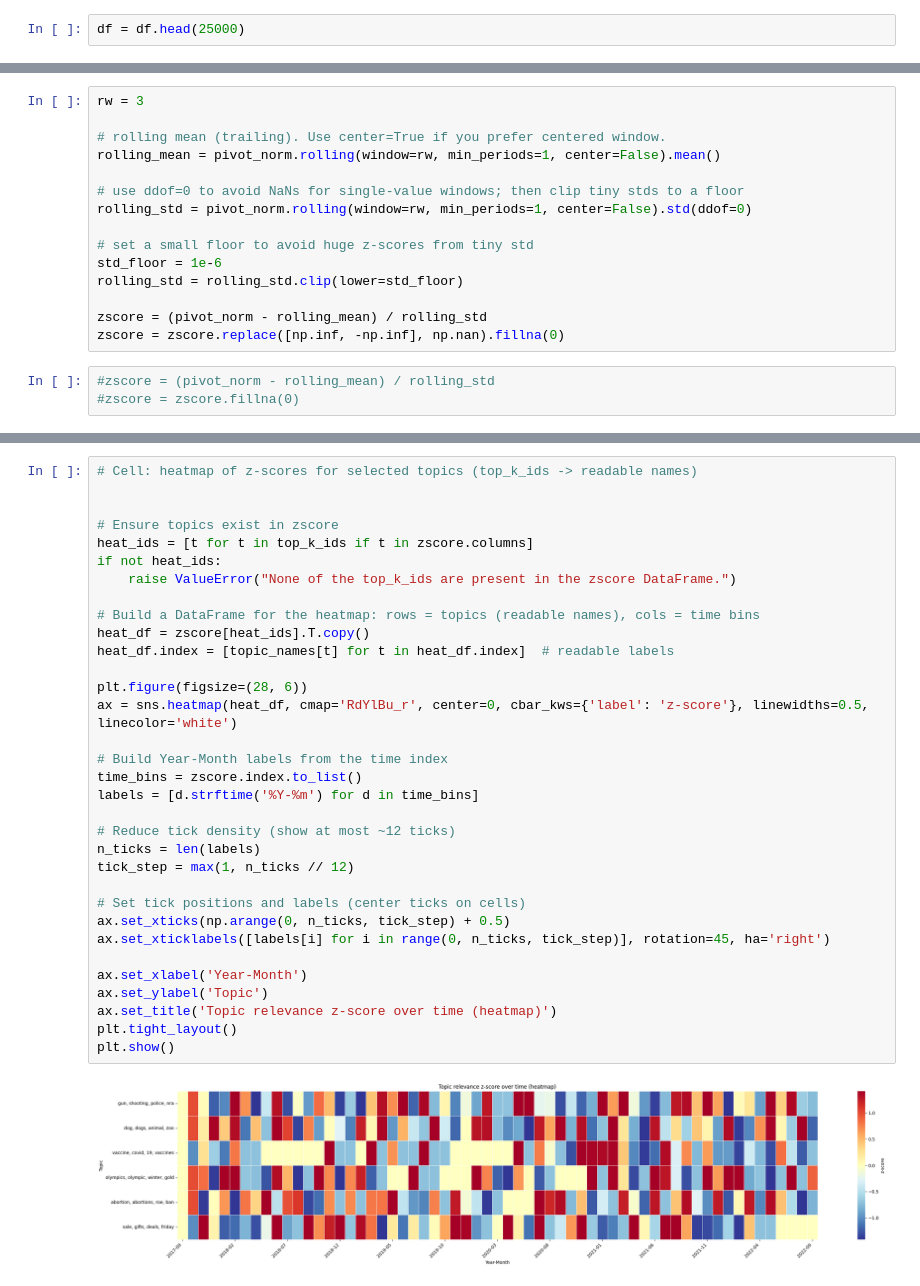
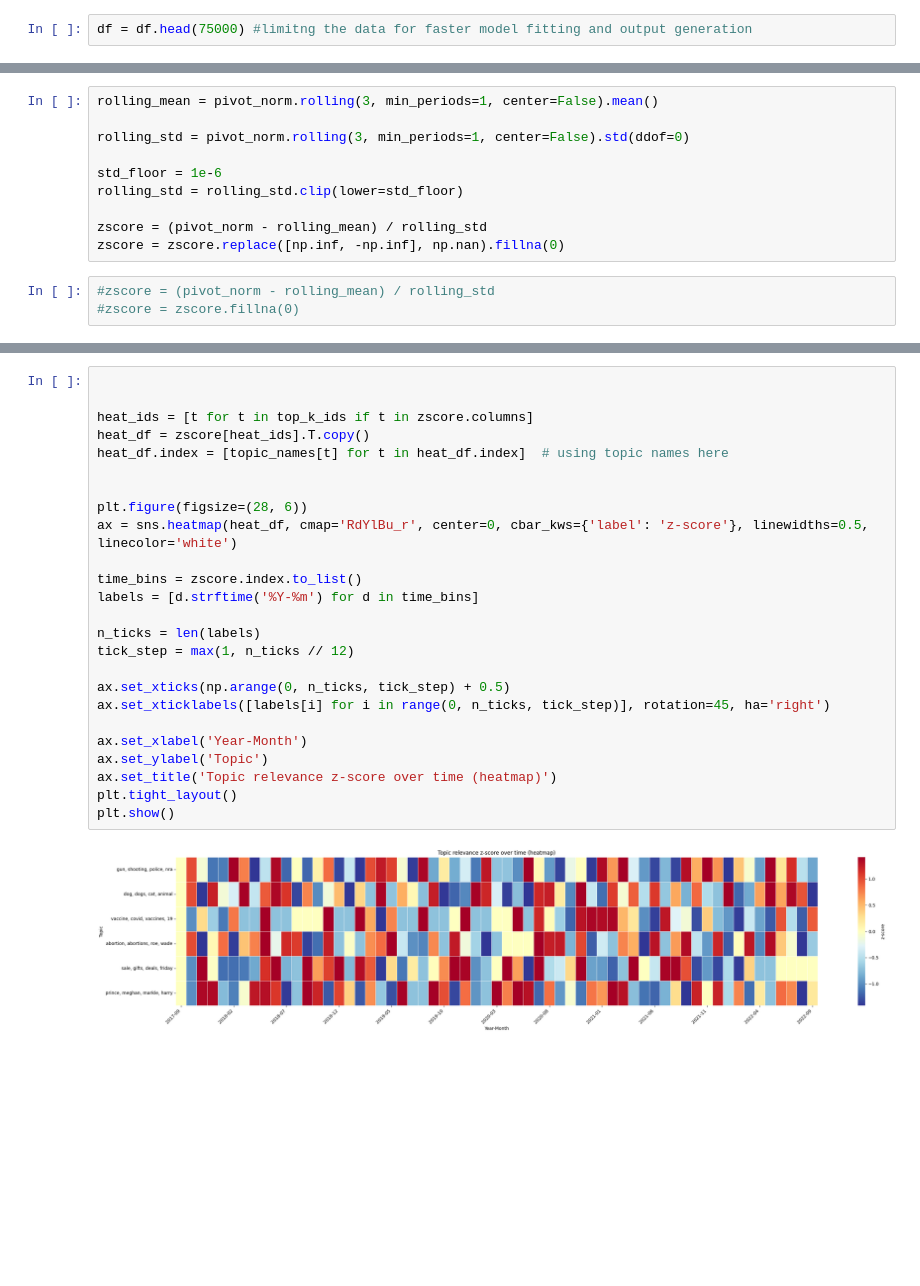
Before and after one commit to msds25018-lab/IRTM_Project, a Jupyter notebook: project-code(train).ipynb, the cells around one changed output, grey strips where cells are left out. Saved outputs shown, nothing was run; the diff lists cells and outputs as text; blank space fills up the shorter version.

```diff
--- a/project-code(train).ipynb
+++ b/project-code(train).ipynb
@@ -67,7 +71,7 @@ memory usage: 12.8+ MB
 # %%
 df = df[df['text'].str.len() > 10].reset_index(drop=True) # filtering short texts in the dataset
 # %%
-df = df.head(25000)
+df = df.head(75000) #limitng the data for faster model fitting and output generation
 # %%
 df
 # %% [output]
@@ -141,14 +139,9 @@ pivot = pivot.drop(columns=[-1], errors='ignore')
 pivot_norm = pivot.div(pivot.sum(axis=1), axis=0).fillna(0)
 # %%
-rw = 3
+rolling_mean = pivot_norm.rolling(3, min_periods=1, center=False).mean()
 
-# rolling mean (trailing). Use center=True if you prefer centered window.
-rolling_mean = pivot_norm.rolling(window=rw, min_periods=1, center=False).mean()
+rolling_std = pivot_norm.rolling(3, min_periods=1, center=False).std(ddof=0)
 
-# use ddof=0 to avoid NaNs for single-value windows; then clip tiny stds to a floor
-rolling_std = pivot_norm.rolling(window=rw, min_periods=1, center=False).std(ddof=0)
-
-# set a small floor to avoid huge z-scores from tiny std
 std_floor = 1e-6
 rolling_std = rolling_std.clip(lower=std_floor)
 
@@ -218,35 +202,27 @@ plt.show()
 # %%
-# Cell: heatmap of z-scores for selected topics (top_k_ids -> readable names)
 
 
-# Ensure topics exist in zscore
 heat_ids = [t for t in top_k_ids if t in zscore.columns]
-if not heat_ids:
-    raise ValueError("None of the top_k_ids are present in the zscore DataFrame.")
+heat_df = zscore[heat_ids].T.copy()
+heat_df.index = [topic_names[t] for t in heat_df.index]  # using topic names here
 
-# Build a DataFrame for the heatmap: rows = topics (readable names), cols = time bins
-heat_df = zscore[heat_ids].T.copy()
-heat_df.index = [topic_names[t] for t in heat_df.index]  # readable labels
 
 plt.figure(figsize=(28, 6))
 ax = sns.heatmap(heat_df, cmap='RdYlBu_r', center=0, cbar_kws={'label': 'z-score'}, linewidths=0.5, linecolor='white')
 
-# Build Year-Month labels from the time index
 time_bins = zscore.index.to_list()
 labels = [d.strftime('%Y-%m') for d in time_bins]
 
-# Reduce tick density (show at most ~12 ticks)
 n_ticks = len(labels)
 tick_step = max(1, n_ticks // 12)
 
-# Set tick positions and labels (center ticks on cells)
 ax.set_xticks(np.arange(0, n_ticks, tick_step) + 0.5)
 ax.set_xticklabels([labels[i] for i in range(0, n_ticks, tick_step)], rotation=45, ha='right')
 
 ax.set_xlabel('Year-Month')
 ax.set_ylabel('Topic')
 ax.set_title('Topic relevance z-score over time (heatmap)')
 plt.tight_layout()
 plt.show()
 # %% [output]
-[figure, old version]
+[figure, new version]
```
Also changed, not shown: parts of 8 cells of this notebook, 4 other files.
